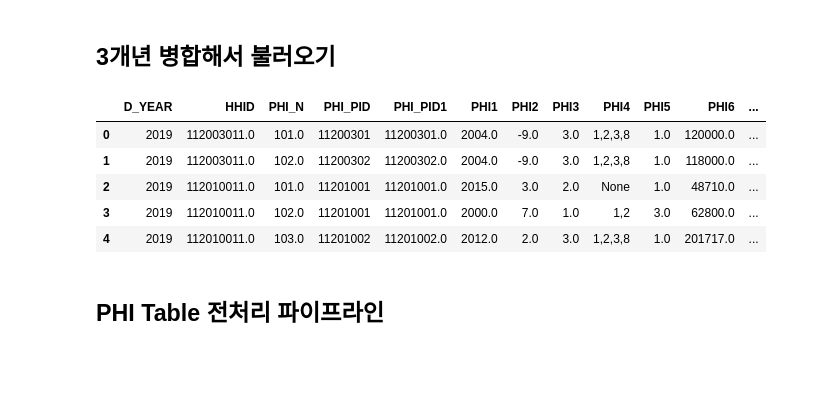
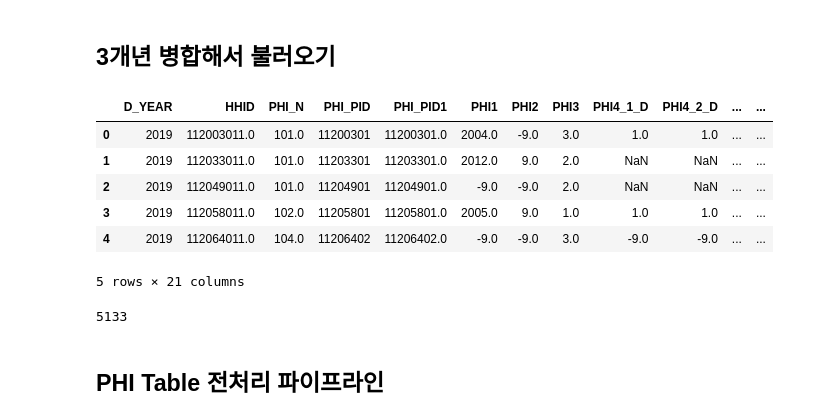
Before and after one commit to skqorrla/HK-M-Project, a Jupyter notebook: 01_Preprocessing_Pipeline.ipynb, the cells around one changed output. Cells and saved outputs as stored; diff of their text form; code cells hidden in the pictures; blank space fills up the shorter version.

```diff
--- a/01_Preprocessing_Pipeline.ipynb
+++ b/01_Preprocessing_Pipeline.ipynb
@@ -494,22 +573,30 @@ class PHITableTransformer(BaseEstimator, TransformerMixin):
 # %% [markdown]
 ## 3개년 병합해서 불러오기
 # %%
-columns_phi = "HHID,PHI_N,PHI_PID,PHI_PID1,PHI1,PHI2,PHI3,PHI4,PHI5,PHI6,PHR1,PHR2,PHR3"
+columns_phi = "HHID,PHI_N,PHI_PID,PHI_PID1,PHI1,PHI2,PHI3,PHI4_1_D,PHI4_2_D,PHI4_3_D,PHI4_4_D,PHI4_5_D,PHI4_6_D,PHI4_7_D,PHI4_8_D,PHI5,PHI6,PHR1,PHR2,PHR3"
 
 query = f"""SELECT 2019 AS D_YEAR, {columns_phi} FROM raw_a_phi
+            WHERE PHR1 = 1
             UNION ALL
             SELECT 2020 AS D_YEAR, {columns_phi} FROM raw_b_phi
+            WHERE PHR1 = 1
             UNION ALL
-            SELECT 2021 AS D_YEAR, {columns_phi} FROM raw_c_phi"""
+            SELECT 2021 AS D_YEAR, {columns_phi} FROM raw_c_phi
+            WHERE PHR1 = 1"""
 phi = get_data_from_db(query)
 phi.head()
 # %% [output]
-|  | D_YEAR | HHID | PHI_N | PHI_PID | PHI_PID1 | PHI1 | PHI2 | PHI3 | PHI4 | PHI5 | PHI6 | ... |
-| 0 | 2019 | 112003011.0 | 101.0 | 11200301 | 11200301.0 | 2004.0 | -9.0 | 3.0 | 1,2,3,8 | 1.0 | 120000.0 | ... |
-| 1 | 2019 | 112003011.0 | 102.0 | 11200302 | 11200302.0 | 2004.0 | -9.0 | 3.0 | 1,2,3,8 | 1.0 | 118000.0 | ... |
-| 2 | 2019 | 112010011.0 | 101.0 | 11201001 | 11201001.0 | 2015.0 | 3.0 | 2.0 | None | 1.0 | 48710.0 | ... |
-| 3 | 2019 | 112010011.0 | 102.0 | 11201001 | 11201001.0 | 2000.0 | 7.0 | 1.0 | 1,2 | 3.0 | 62800.0 | ... |
-| 4 | 2019 | 112010011.0 | 103.0 | 11201002 | 11201002.0 | 2012.0 | 2.0 | 3.0 | 1,2,3,8 | 1.0 | 201717.0 | ... |
+|  | D_YEAR | HHID | PHI_N | PHI_PID | PHI_PID1 | PHI1 | PHI2 | PHI3 | PHI4_1_D | PHI4_2_D | ... | ... |
+| 0 | 2019 | 112003011.0 | 101.0 | 11200301 | 11200301.0 | 2004.0 | -9.0 | 3.0 | 1.0 | 1.0 | ... | ... |
+| 1 | 2019 | 112033011.0 | 101.0 | 11203301 | 11203301.0 | 2012.0 | 9.0 | 2.0 | NaN | NaN | ... | ... |
+| 2 | 2019 | 112049011.0 | 101.0 | 11204901 | 11204901.0 | -9.0 | -9.0 | 2.0 | NaN | NaN | ... | ... |
+| 3 | 2019 | 112058011.0 | 102.0 | 11205801 | 11205801.0 | 2005.0 | 9.0 | 1.0 | 1.0 | 1.0 | ... | ... |
+| 4 | 2019 | 112064011.0 | 104.0 | 11206402 | 11206402.0 | -9.0 | -9.0 | 3.0 | -9.0 | -9.0 | ... | ... |
+5 rows × 21 columns
+# %%
+len(phi)
+# %% [output]
+5133
 # %% [markdown]
 ## PHI Table 전처리 파이프라인
 # %%
```
Also changed, not shown: parts of 19 cells of this notebook.
